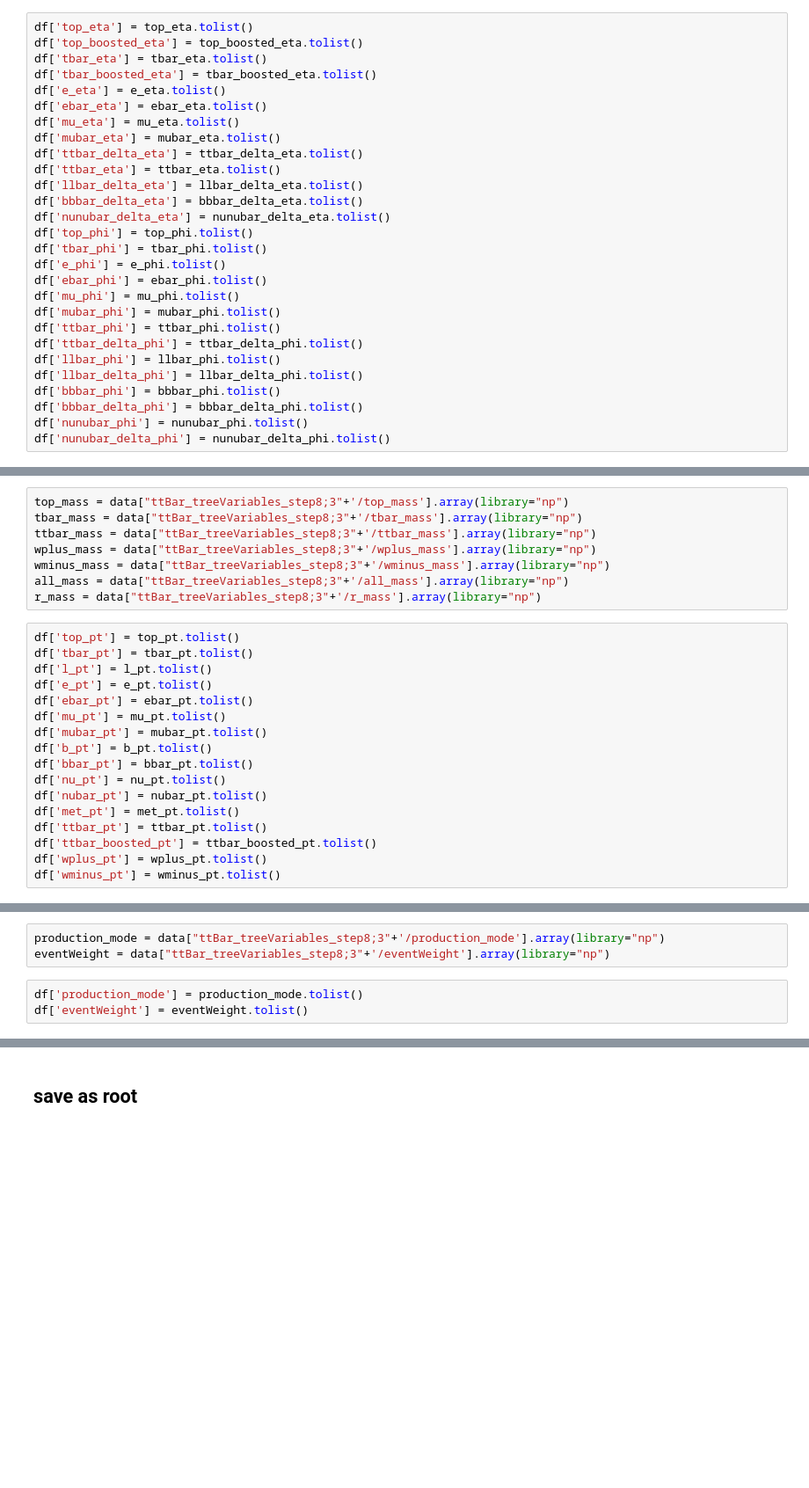
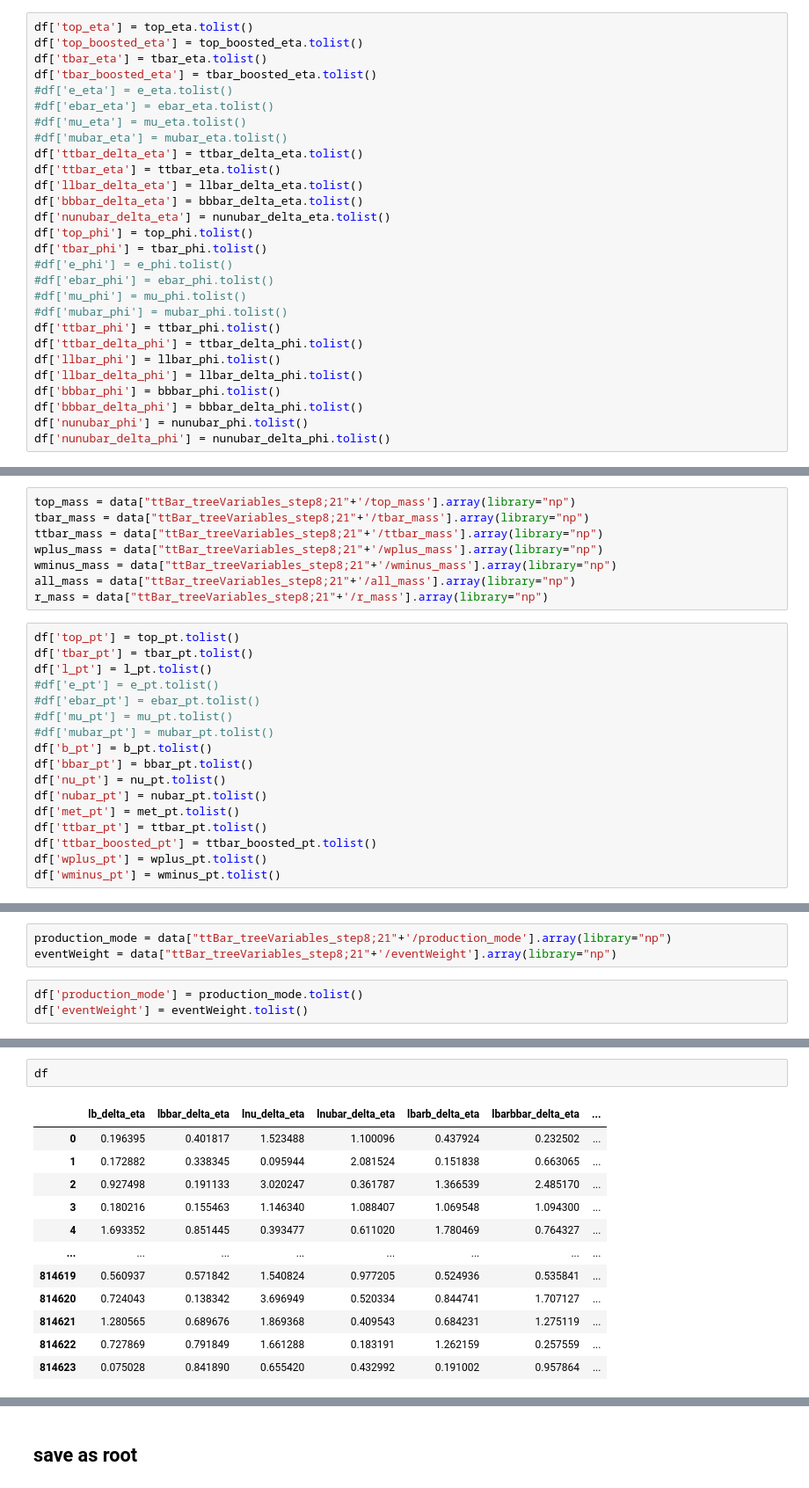
Before and after one commit to MeenakshiMcNamara/entanglement_classifier, a Jupyter notebook: data_adder_tree_adder_v0.0.3.0_ee.ipynb, the cells around one changed output, grey strips where cells are left out. Shown: that part at 88% size. Saved outputs shown, nothing was run; the diff lists cells and outputs as text; blank space fills up the shorter version.

```diff
--- a/data_adder_tree_adder_v0.0.3.0_ee.ipynb
+++ b/data_adder_tree_adder_v0.0.3.0_ee.ipynb
@@ -275,10 +299,10 @@ df['top_eta'] = top_eta.tolist()
 df['top_boosted_eta'] = top_boosted_eta.tolist()
 df['tbar_eta'] = tbar_eta.tolist()
 df['tbar_boosted_eta'] = tbar_boosted_eta.tolist()
-df['e_eta'] = e_eta.tolist()
-df['ebar_eta'] = ebar_eta.tolist()
-df['mu_eta'] = mu_eta.tolist()
-df['mubar_eta'] = mubar_eta.tolist()
+#df['e_eta'] = e_eta.tolist()
+#df['ebar_eta'] = ebar_eta.tolist()
+#df['mu_eta'] = mu_eta.tolist()
+#df['mubar_eta'] = mubar_eta.tolist()
 df['ttbar_delta_eta'] = ttbar_delta_eta.tolist()
 df['ttbar_eta'] = ttbar_eta.tolist()
 df['llbar_delta_eta'] = llbar_delta_eta.tolist()
@@ -286,10 +310,10 @@ df['bbbar_delta_eta'] = bbbar_delta_eta.tolist()
 df['nunubar_delta_eta'] = nunubar_delta_eta.tolist()
 df['top_phi'] = top_phi.tolist()
 df['tbar_phi'] = tbar_phi.tolist()
-df['e_phi'] = e_phi.tolist()
-df['ebar_phi'] = ebar_phi.tolist()
-df['mu_phi'] = mu_phi.tolist()
-df['mubar_phi'] = mubar_phi.tolist()
+#df['e_phi'] = e_phi.tolist()
+#df['ebar_phi'] = ebar_phi.tolist()
+#df['mu_phi'] = mu_phi.tolist()
+#df['mubar_phi'] = mubar_phi.tolist()
 df['ttbar_phi'] = ttbar_phi.tolist()
 df['ttbar_delta_phi'] = ttbar_delta_phi.tolist()
 df['llbar_phi'] = llbar_phi.tolist()
@@ -415,19 +448,19 @@ wminus_pt = data["ttBar_treeVariables_step8;3"+'/wminus_pt'].array(library="np")
 # %%
-top_mass = data["ttBar_treeVariables_step8;3"+'/top_mass'].array(library="np")
-tbar_mass = data["ttBar_treeVariables_step8;3"+'/tbar_mass'].array(library="np")
-ttbar_mass = data["ttBar_treeVariables_step8;3"+'/ttbar_mass'].array(library="np")
-wplus_mass = data["ttBar_treeVariables_step8;3"+'/wplus_mass'].array(library="np")
-wminus_mass = data["ttBar_treeVariables_step8;3"+'/wminus_mass'].array(library="np")
-all_mass = data["ttBar_treeVariables_step8;3"+'/all_mass'].array(library="np")
-r_mass = data["ttBar_treeVariables_step8;3"+'/r_mass'].array(library="np")
+top_mass = data["ttBar_treeVariables_step8;21"+'/top_mass'].array(library="np")
+tbar_mass = data["ttBar_treeVariables_step8;21"+'/tbar_mass'].array(library="np")
+ttbar_mass = data["ttBar_treeVariables_step8;21"+'/ttbar_mass'].array(library="np")
+wplus_mass = data["ttBar_treeVariables_step8;21"+'/wplus_mass'].array(library="np")
+wminus_mass = data["ttBar_treeVariables_step8;21"+'/wminus_mass'].array(library="np")
+all_mass = data["ttBar_treeVariables_step8;21"+'/all_mass'].array(library="np")
+r_mass = data["ttBar_treeVariables_step8;21"+'/r_mass'].array(library="np")
 # %%
 df['top_pt'] = top_pt.tolist()
 df['tbar_pt'] = tbar_pt.tolist()
 df['l_pt'] = l_pt.tolist()
-df['e_pt'] = e_pt.tolist()
-df['ebar_pt'] = ebar_pt.tolist()
-df['mu_pt'] = mu_pt.tolist()
-df['mubar_pt'] = mubar_pt.tolist()
+#df['e_pt'] = e_pt.tolist()
+#df['ebar_pt'] = ebar_pt.tolist()
+#df['mu_pt'] = mu_pt.tolist()
+#df['mubar_pt'] = mubar_pt.tolist()
 df['b_pt'] = b_pt.tolist()
 df['bbar_pt'] = bbar_pt.tolist()
 df['nu_pt'] = nu_pt.tolist()
@@ -479,8 +512,8 @@ mode_L
 weights
 production mode
 # %%
-production_mode = data["ttBar_treeVariables_step8;3"+'/production_mode'].array(library="np")
-eventWeight = data["ttBar_treeVariables_step8;3"+'/eventWeight'].array(library="np")
+production_mode = data["ttBar_treeVariables_step8;21"+'/production_mode'].array(library="np")
+eventWeight = data["ttBar_treeVariables_step8;21"+'/eventWeight'].array(library="np")
 # %%
 df['production_mode'] = production_mode.tolist()
 df['eventWeight'] = eventWeight.tolist()
@@ -504,3 +537,18 @@ Index(['lb_delta_eta', 'lbbar_delta_eta', 'lnu_delta_eta', 'lnubar_delta_eta',
        'ttbar_boosted_pt', 'wplus_pt', 'wminus_pt', 'ttbar_mass',
        'production_mode', 'eventWeight'],
       dtype='object')
+# %%
+df
+# %% [output]
+|  | lb_delta_eta | lbbar_delta_eta | lnu_delta_eta | lnubar_delta_eta | lbarb_delta_eta | lbarbbar_delta_eta | ... |
+| 0 | 0.196395 | 0.401817 | 1.523488 | 1.100096 | 0.437924 | 0.232502 | ... |
+| 1 | 0.172882 | 0.338345 | 0.095944 | 2.081524 | 0.151838 | 0.663065 | ... |
+| 2 | 0.927498 | 0.191133 | 3.020247 | 0.361787 | 1.366539 | 2.485170 | ... |
+| 3 | 0.180216 | 0.155463 | 1.146340 | 1.088407 | 1.069548 | 1.094300 | ... |
+| 4 | 1.693352 | 0.851445 | 0.393477 | 0.611020 | 1.780469 | 0.764327 | ... |
+| ... | ... | ... | ... | ... | ... | ... | ... |
+| 814619 | 0.560937 | 0.571842 | 1.540824 | 0.977205 | 0.524936 | 0.535841 | ... |
+| 814620 | 0.724043 | 0.138342 | 3.696949 | 0.520334 | 0.844741 | 1.707127 | ... |
+| 814621 | 1.280565 | 0.689676 | 1.869368 | 0.409543 | 0.684231 | 1.275119 | ... |
+| 814622 | 0.727869 | 0.791849 | 1.661288 | 0.183191 | 1.262159 | 0.257559 | ... |
+| 814623 | 0.075028 | 0.841890 | 0.655420 | 0.432992 | 0.191002 | 0.957864 | ... |
```
Also changed, not shown: parts of 36 cells of this notebook.
